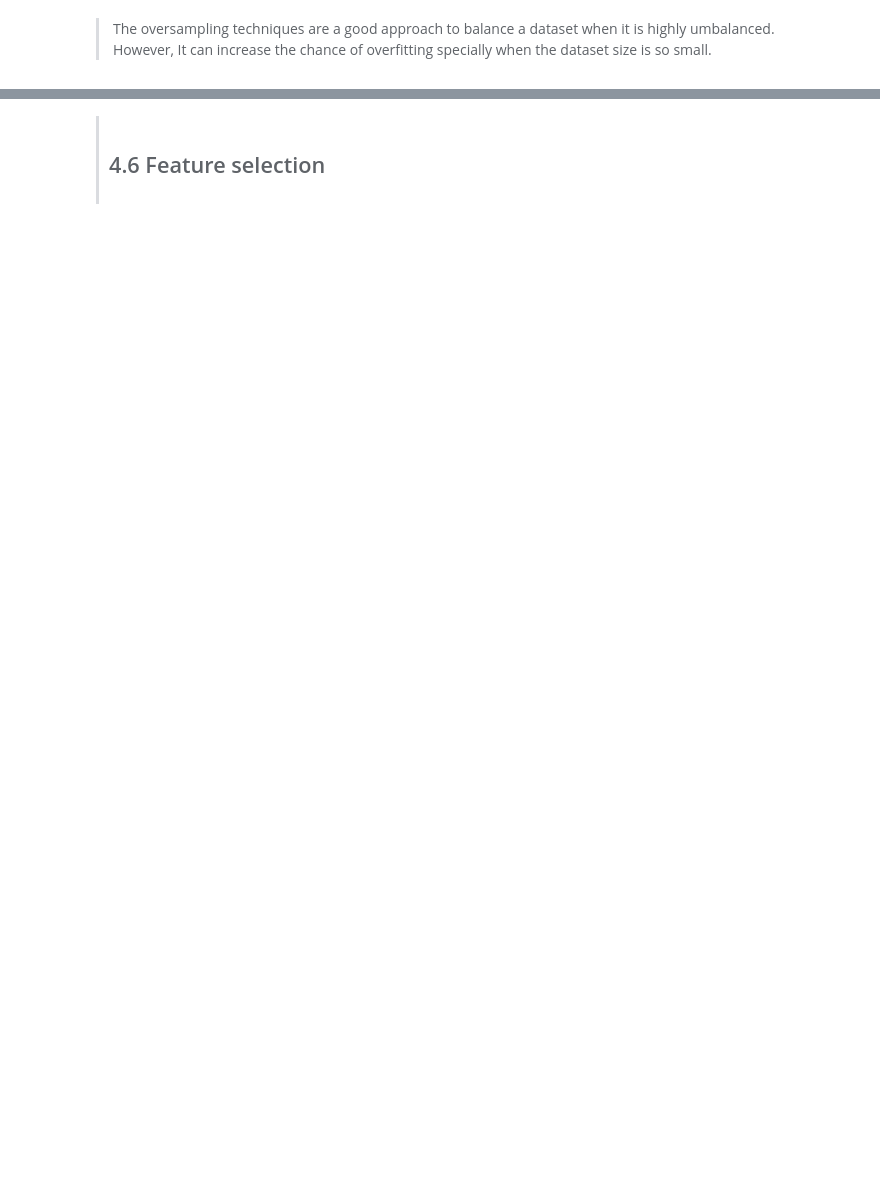
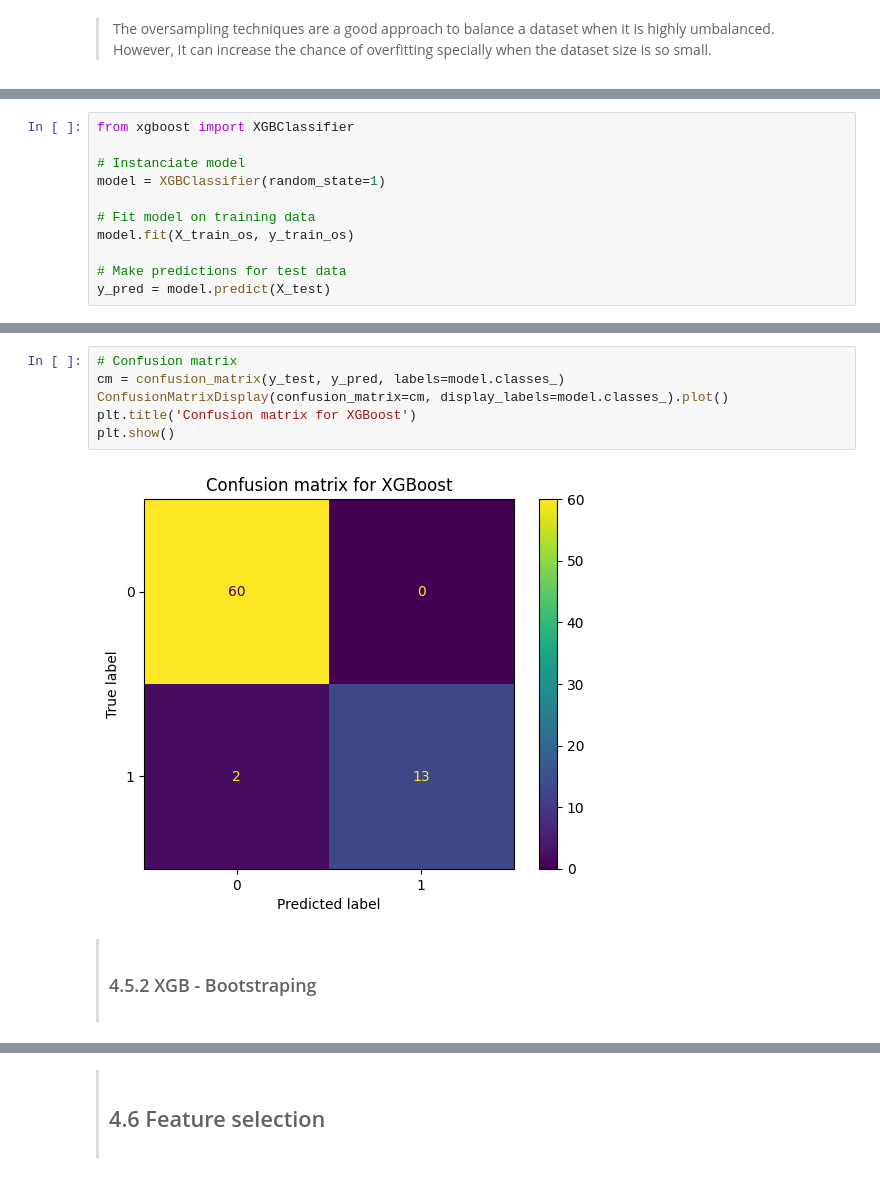
Before and after one commit to Guticar94/COMP20008_Assignment_2, a Jupyter notebook: main.ipynb, the cells around one changed output, grey strips where cells are left out. Saved outputs shown, nothing was run; the diff lists cells and outputs as text; blank space fills up the shorter version.

```diff
--- a/main.ipynb
+++ b/main.ipynb
@@ -1279,0 +1488,11 @@ plt.show()
+# %%
+from xgboost import XGBClassifier
+
+# Instanciate model
+model = XGBClassifier(random_state=1)
+
+# Fit model on training data
+model.fit(X_train_os, y_train_os)
+
+# Make predictions for test data
+y_pred = model.predict(X_test)
@@ -1279,0 +1509,11 @@ plt.show()
+# %%
+# Confusion matrix
+cm = confusion_matrix(y_test, y_pred, labels=model.classes_)
+ConfusionMatrixDisplay(confusion_matrix=cm, display_labels=model.classes_).plot()
+plt.title('Confusion matrix for XGBoost')
+plt.show()
+# %% [output]
+[figure, added]
+# %% [markdown]
+<blockquote style="padding: 10px;">
+<h3>4.5.2 XGB - Bootstraping</h3>
```
Also changed, not shown: parts of 67 cells of this notebook.
